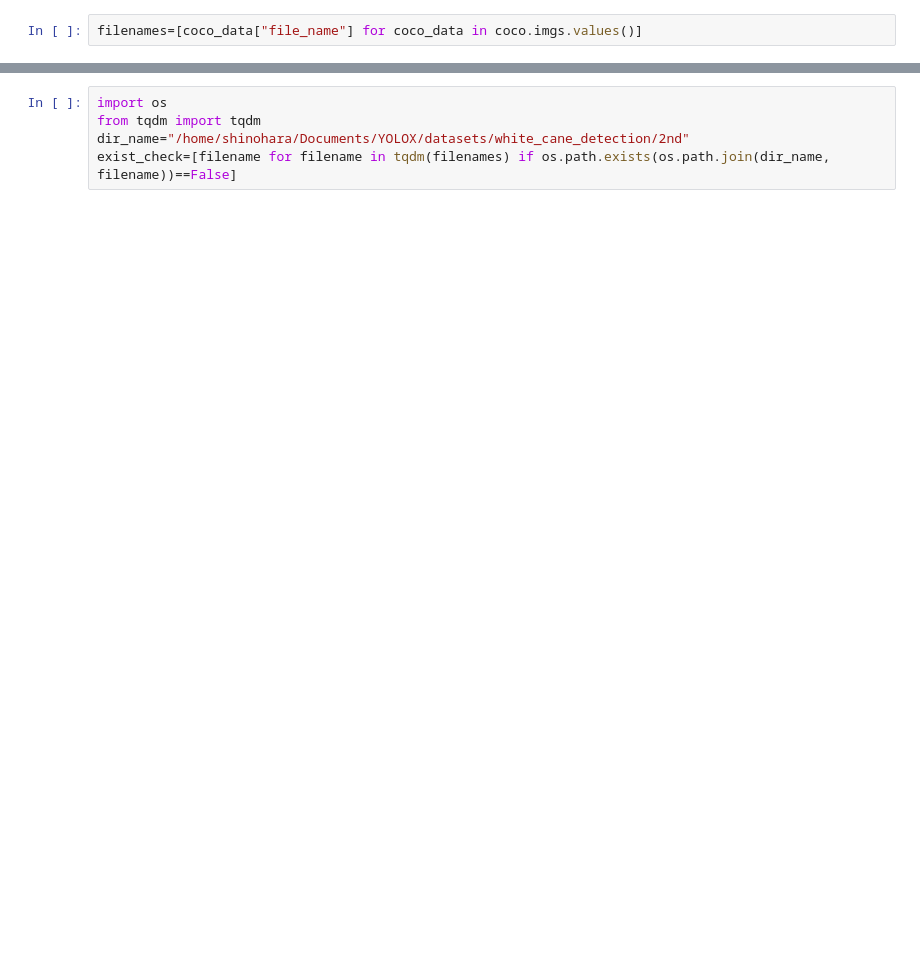
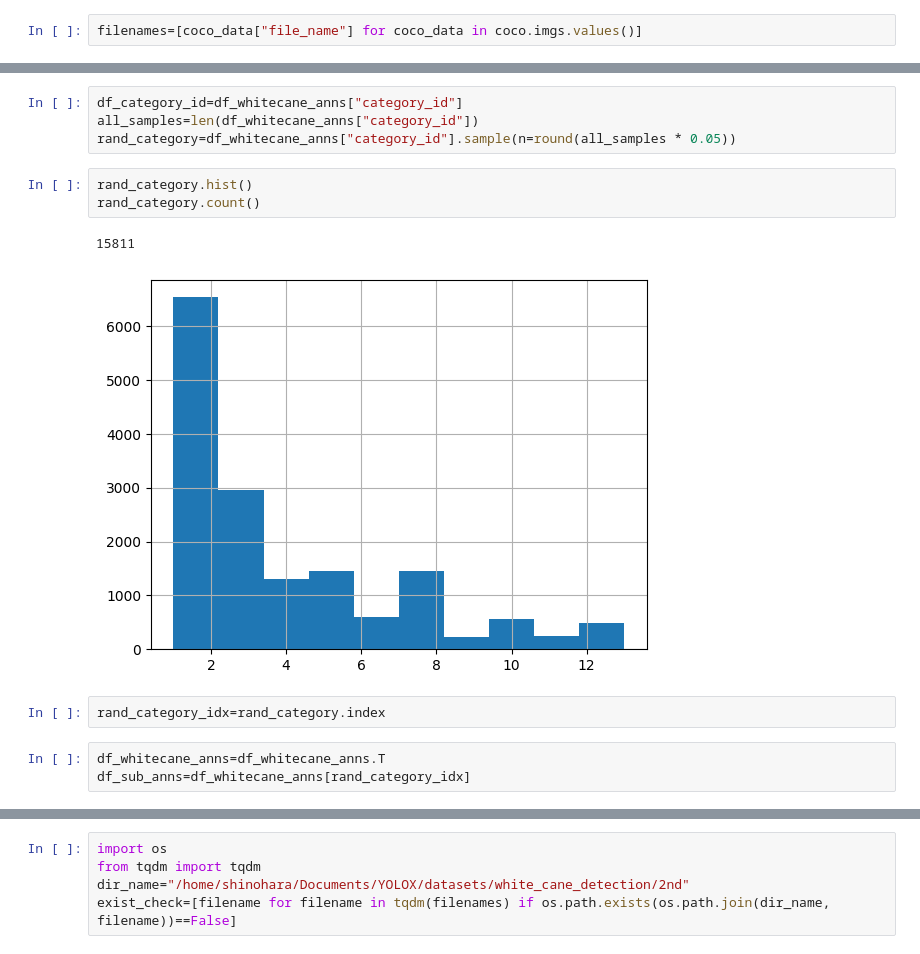
Before and after one commit to gw-shinohara/YOLOX, a Jupyter notebook: example/sandbox.ipynb, the cells around one changed output, grey strips where cells are left out. Cells and saved outputs as stored; diff of their text form; blank space fills up the shorter version.

```diff
--- a/example/sandbox.ipynb
+++ b/example/sandbox.ipynb
@@ -16,0 +74,15 @@ filenames[0]
+# %%
+df_category_id=df_whitecane_anns["category_id"]
+all_samples=len(df_whitecane_anns["category_id"])
+rand_category=df_whitecane_anns["category_id"].sample(n=round(all_samples * 0.05))
+# %%
+rand_category.hist()
+rand_category.count()
+# %% [output]
+15811
+[figure, added]
+# %%
+rand_category_idx=rand_category.index
+# %%
+df_whitecane_anns=df_whitecane_anns.T
+df_sub_anns=df_whitecane_anns[rand_category_idx]
```
Also changed, not shown: parts of 29 cells of this notebook, 3 other files.
